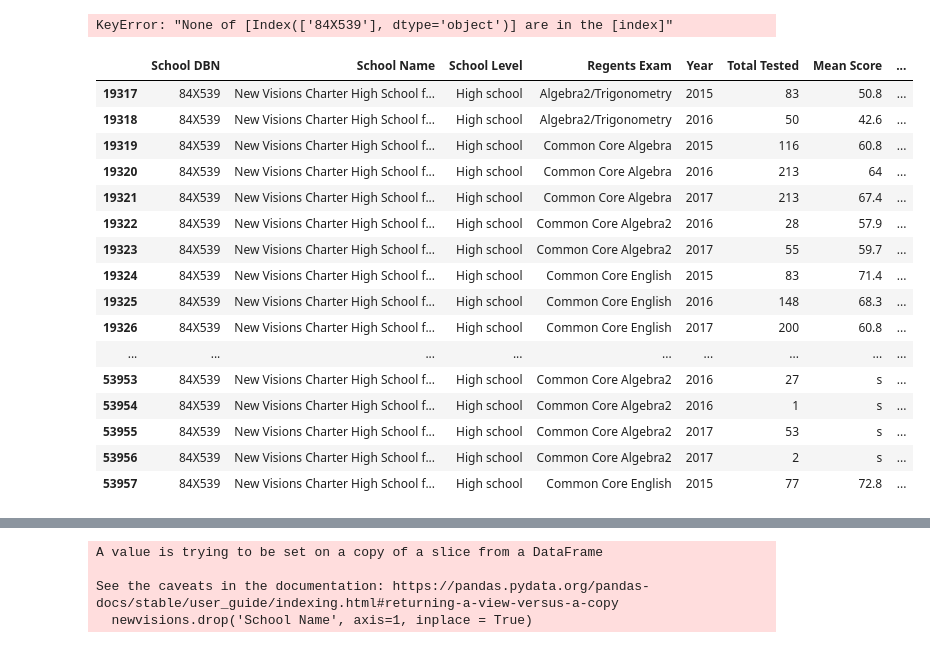
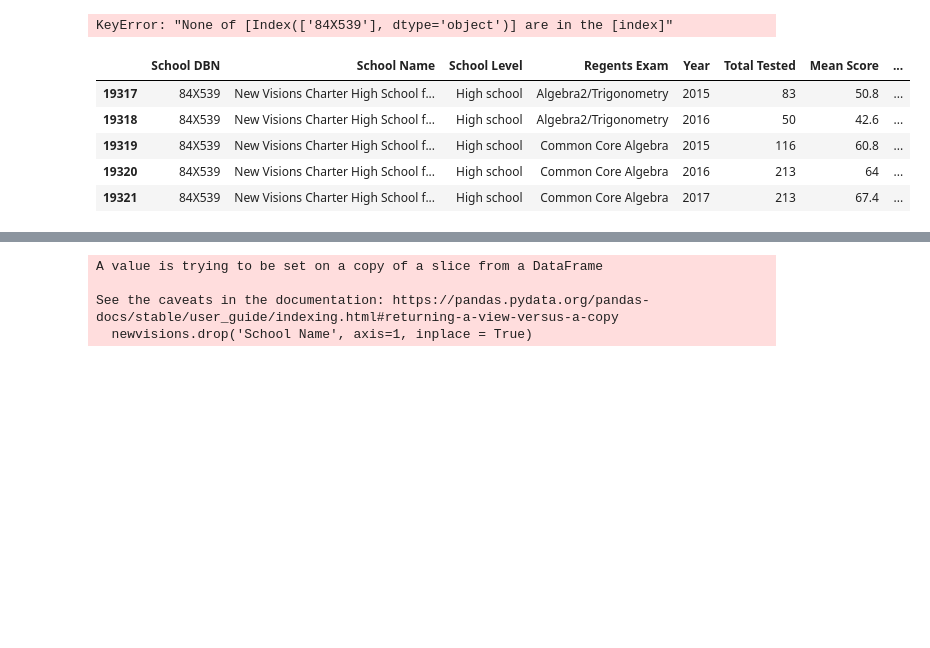
Before and after one commit to bviri/lgcc-continuing-ed-python-class, a Jupyter notebook: python_project_1.ipynb, the cells around one changed output, grey strips where cells are left out. Saved outputs shown, nothing was run; the diff lists cells and outputs as text; code cells hidden in the pictures; blank space fills up the shorter version.

```diff
--- a/python_project_1.ipynb
+++ b/python_project_1.ipynb
@@ -78,23 +78,12 @@ KeyError: "None of [Index(['84X539'], dtype='object')] are in the [index]"
 # %%
 select_school_1 = schooldata.loc[schooldata['School DBN'] == '84X539']
 # this is the code i got to work to filter a row. this filters out the rows with the district number 84X539
-select_school_1.head(50)
+select_school_1.head()
 # %% [output]
 |  | School DBN | School Name | School Level | Regents Exam | Year | Total Tested | Mean Score | ... |
 | 19317 | 84X539 | New Visions Charter High School f... | High school | Algebra2/Trigonometry | 2015 | 83 | 50.8 | ... |
 | 19318 | 84X539 | New Visions Charter High School f... | High school | Algebra2/Trigonometry | 2016 | 50 | 42.6 | ... |
 | 19319 | 84X539 | New Visions Charter High School f... | High school | Common Core Algebra | 2015 | 116 | 60.8 | ... |
 | 19320 | 84X539 | New Visions Charter High School f... | High school | Common Core Algebra | 2016 | 213 | 64 | ... |
 | 19321 | 84X539 | New Visions Charter High School f... | High school | Common Core Algebra | 2017 | 213 | 67.4 | ... |
-| 19322 | 84X539 | New Visions Charter High School f... | High school | Common Core Algebra2 | 2016 | 28 | 57.9 | ... |
-| 19323 | 84X539 | New Visions Charter High School f... | High school | Common Core Algebra2 | 2017 | 55 | 59.7 | ... |
-| 19324 | 84X539 | New Visions Charter High School f... | High school | Common Core English | 2015 | 83 | 71.4 | ... |
-| 19325 | 84X539 | New Visions Charter High School f... | High school | Common Core English | 2016 | 148 | 68.3 | ... |
-| 19326 | 84X539 | New Visions Charter High School f... | High school | Common Core English | 2017 | 200 | 60.8 | ... |
-| ... | ... | ... | ... | ... | ... | ... | ... | ... |
-| 53953 | 84X539 | New Visions Charter High School f... | High school | Common Core Algebra2 | 2016 | 27 | s | ... |
-| 53954 | 84X539 | New Visions Charter High School f... | High school | Common Core Algebra2 | 2016 | 1 | s | ... |
-| 53955 | 84X539 | New Visions Charter High School f... | High school | Common Core Algebra2 | 2017 | 53 | s | ... |
-| 53956 | 84X539 | New Visions Charter High School f... | High school | Common Core Algebra2 | 2017 | 2 | s | ... |
-| 53957 | 84X539 | New Visions Charter High School f... | High school | Common Core English | 2015 | 77 | 72.8 | ... |
 # %%
```
Also changed, not shown: parts of 5 cells of this notebook.
